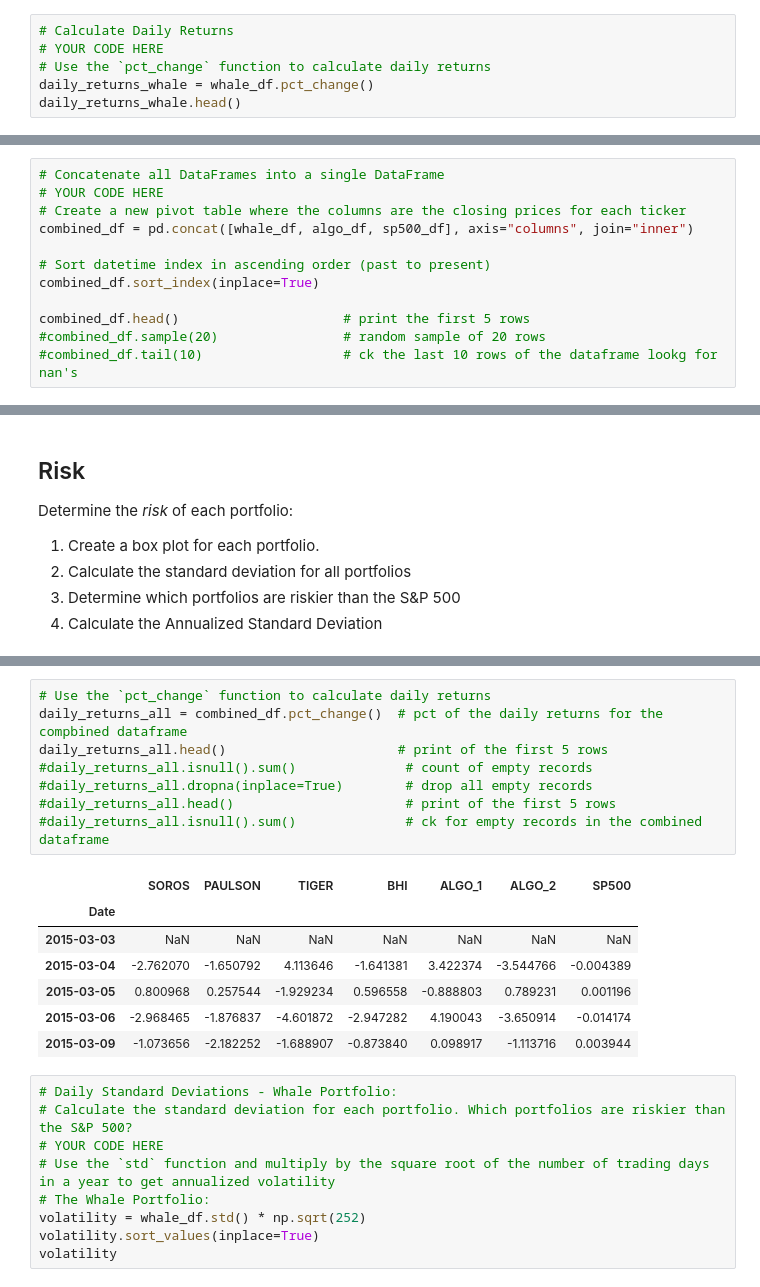
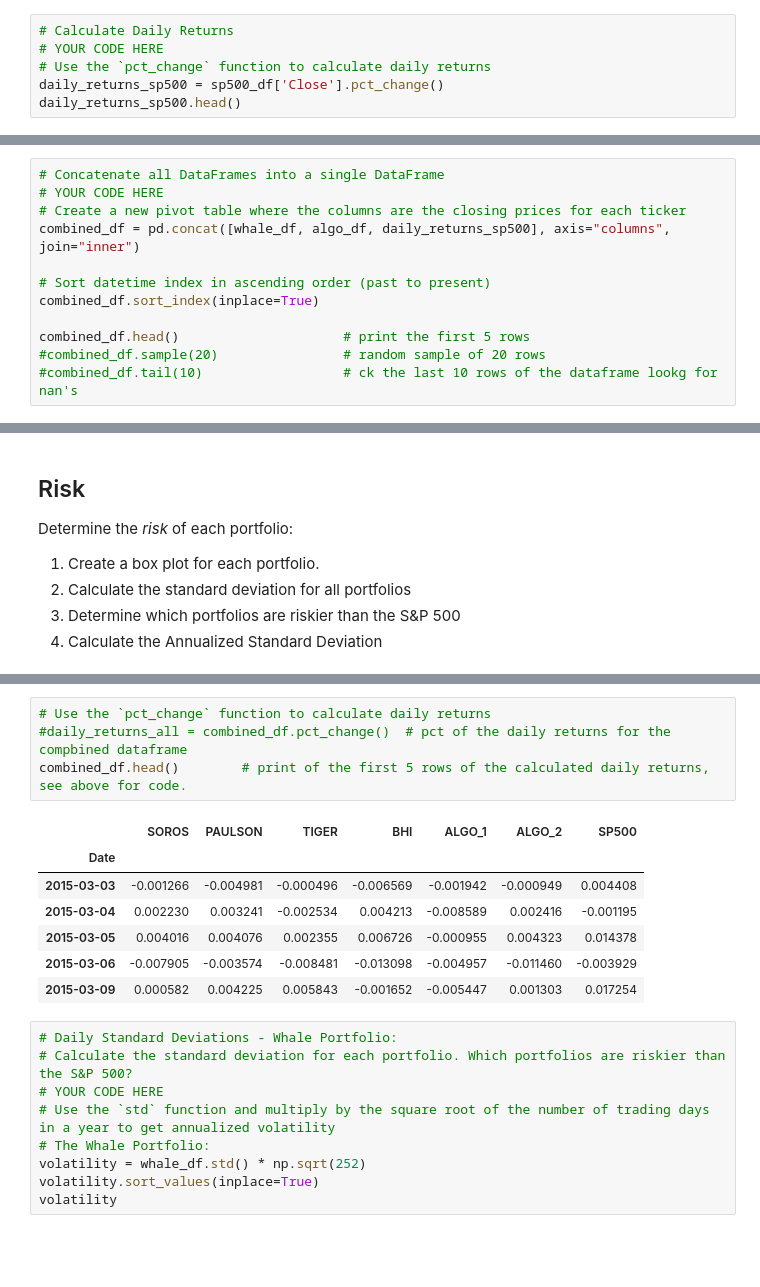
Before and after one commit to nate803/python-homework, a Jupyter notebook: whale_analysis.ipynb, the cells around one changed output, grey strips where cells are left out. Cells and saved outputs as stored; diff of their text form; blank space fills up the shorter version.

```diff
--- a/whale_analysis.ipynb
+++ b/whale_analysis.ipynb
@@ -189,6 +169,6 @@ Name: Close, Length: 1649, dtype: float64
 # Calculate Daily Returns
 # YOUR CODE HERE
 # Use the `pct_change` function to calculate daily returns
-daily_returns_whale = whale_df.pct_change()
-daily_returns_whale.head()
+daily_returns_sp500 = sp500_df['Close'].pct_change()
+daily_returns_sp500.head()
 # %% [output]
@@ -221,7 +201,7 @@ dtype: int64
 # Concatenate all DataFrames into a single DataFrame
 # YOUR CODE HERE
 # Create a new pivot table where the columns are the closing prices for each ticker
-combined_df = pd.concat([whale_df, algo_df, sp500_df], axis="columns", join="inner")
+combined_df = pd.concat([whale_df, algo_df, daily_returns_sp500], axis="columns", join="inner")
 
 # Sort datetime index in ascending order (past to present)
 combined_df.sort_index(inplace=True)
@@ -375,19 +343,15 @@ combined_df.plot(kind='box', x='SP500', y='ALGO_2')
 # %%
 # Use the `pct_change` function to calculate daily returns
-daily_returns_all = combined_df.pct_change()  # pct of the daily returns for the compbined dataframe
-daily_returns_all.head()                      # print of the first 5 rows
-#daily_returns_all.isnull().sum()              # count of empty records
-#daily_returns_all.dropna(inplace=True)        # drop all empty records
-#daily_returns_all.head()                      # print of the first 5 rows
-#daily_returns_all.isnull().sum()              # ck for empty records in the combined dataframe
+#daily_returns_all = combined_df.pct_change()  # pct of the daily returns for the compbined dataframe
+combined_df.head()        # print of the first 5 rows of the calculated daily returns, see above for code.
 # %% [output]
 |  | SOROS | PAULSON | TIGER | BHI | ALGO_1 | ALGO_2 | SP500 |
 | Date |  |  |  |  |  |  |  |
-| 2015-03-03 | NaN | NaN | NaN | NaN | NaN | NaN | NaN |
-| 2015-03-04 | -2.762070 | -1.650792 | 4.113646 | -1.641381 | 3.422374 | -3.544766 | -0.004389 |
-| 2015-03-05 | 0.800968 | 0.257544 | -1.929234 | 0.596558 | -0.888803 | 0.789231 | 0.001196 |
-| 2015-03-06 | -2.968465 | -1.876837 | -4.601872 | -2.947282 | 4.190043 | -3.650914 | -0.014174 |
-| 2015-03-09 | -1.073656 | -2.182252 | -1.688907 | -0.873840 | 0.098917 | -1.113716 | 0.003944 |
+| 2015-03-03 | -0.001266 | -0.004981 | -0.000496 | -0.006569 | -0.001942 | -0.000949 | 0.004408 |
+| 2015-03-04 | 0.002230 | 0.003241 | -0.002534 | 0.004213 | -0.008589 | 0.002416 | -0.001195 |
+| 2015-03-05 | 0.004016 | 0.004076 | 0.002355 | 0.006726 | -0.000955 | 0.004323 | 0.014378 |
+| 2015-03-06 | -0.007905 | -0.003574 | -0.008481 | -0.013098 | -0.004957 | -0.011460 | -0.003929 |
+| 2015-03-09 | 0.000582 | 0.004225 | 0.005843 | -0.001652 | -0.005447 | 0.001303 | 0.017254 |
 # %%
 # Daily Standard Deviations - Whale Portfolio:
 # Calculate the standard deviation for each portfolio. Which portfolios are riskier than the S&P 500?
```
Also changed, not shown: parts of 44 cells of this notebook.
